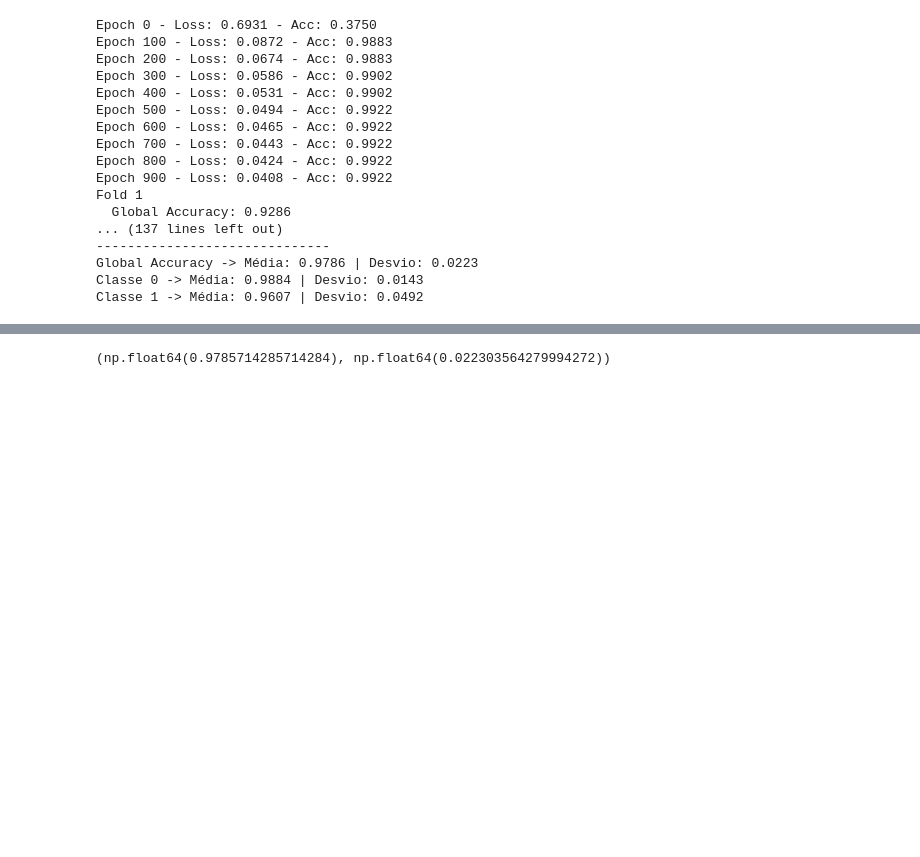
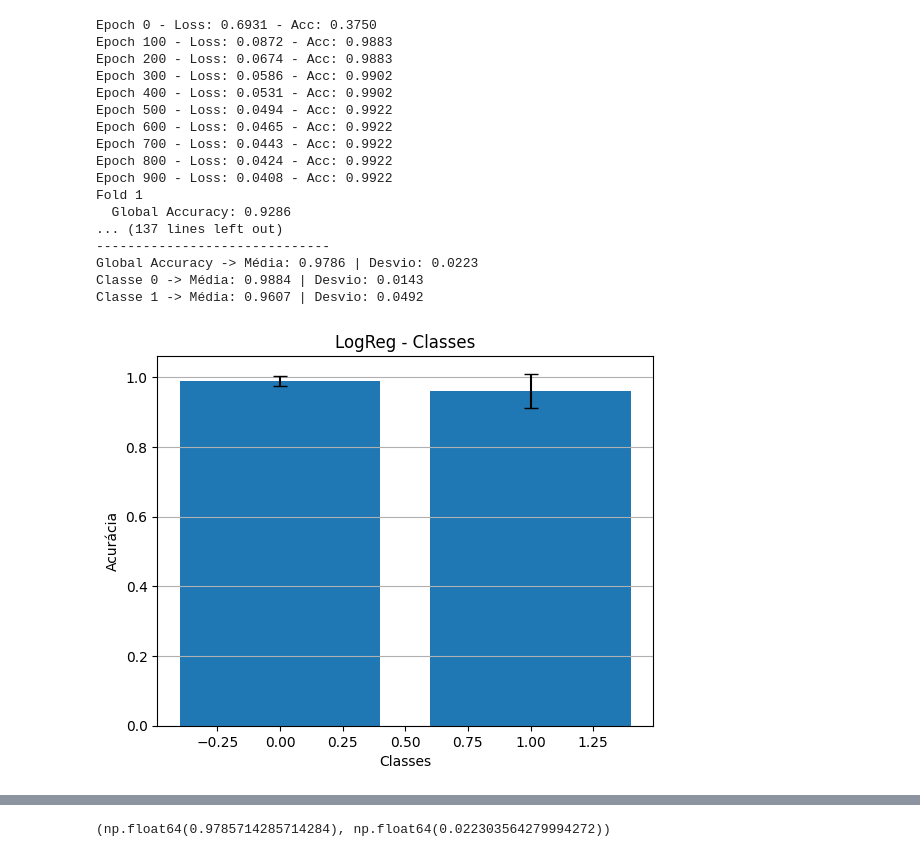
Before and after one commit to Francisco-Paulino-Arruda-Filho/Aprendizagem-de-maquina, a Jupyter notebook: lista_02_ama/lista.ipynb, the cells around one changed output, grey strips where cells are left out. Drawn from its saved outputs; the diff is of its cells as text; code cells hidden in the pictures; blank space fills up the shorter version.

```diff
--- a/lista_02_ama/lista.ipynb
+++ b/lista_02_ama/lista.ipynb
@@ -15,0 +104,12 @@ class StandardScaler:
+# %%
+def plot_class_accuracy(class_accuracies, classes, title="Acurácia por Classe"):
+    mean_per_class = np.mean(class_accuracies, axis=0)
+    std_per_class = np.std(class_accuracies, axis=0)
+
+    plt.figure()
+    plt.bar(classes, mean_per_class, yerr=std_per_class, capsize=5)
+    plt.title(title)
+    plt.xlabel("Classes")
+    plt.ylabel("Acurácia")
+    plt.grid(axis='y')
+    plt.show()
@@ -263,3 +300,8 @@ Fold 1
 Global Accuracy -> Média: 0.9786 | Desvio: 0.0223
 Classe 0 -> Média: 0.9884 | Desvio: 0.0143
 Classe 1 -> Média: 0.9607 | Desvio: 0.0492
+# %%
+classes = np.unique(y)
+plot_class_accuracy(class_accuracies, classes, "LogReg - Classes")
+# %% [output]
+[figure, added]
```
Also changed, not shown: parts of 24 cells of this notebook.
